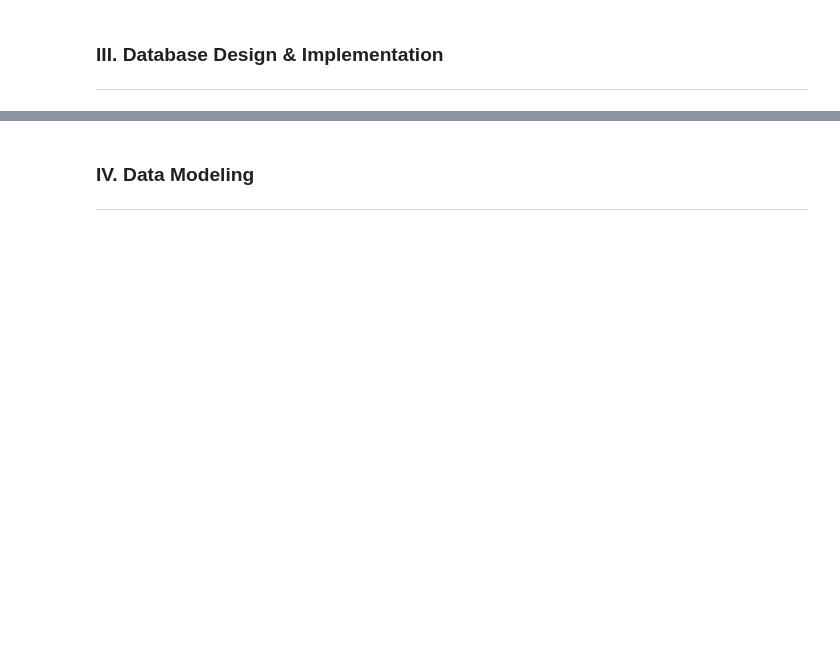
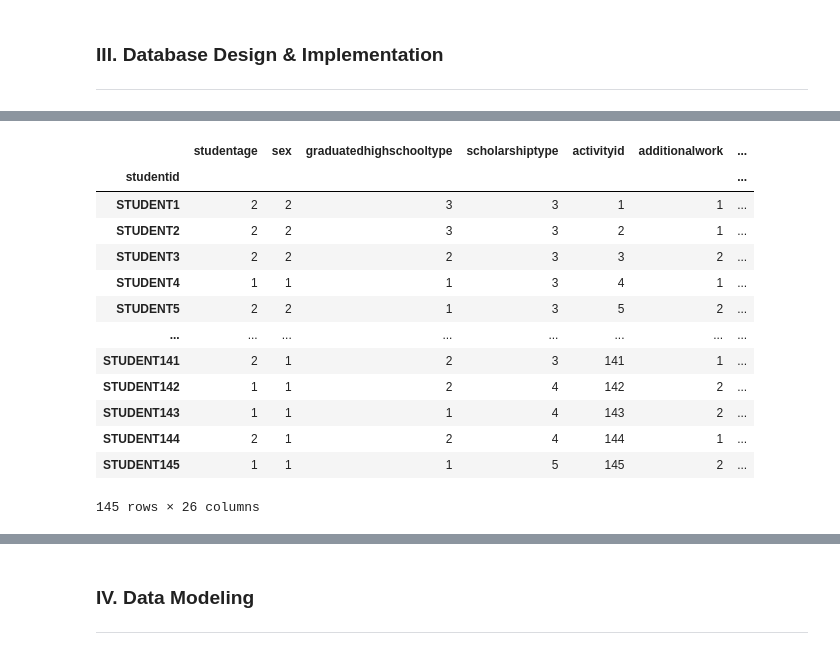
Before and after one commit to andreawcy/Project_4_Online-course-engagement-analysis, a Jupyter notebook: notebook_draft.ipynb, the cells around one changed output, grey strips where cells are left out. Cells and saved outputs as stored; diff of their text form; code cells hidden in the pictures; blank space fills up the shorter version.

```diff
--- a/notebook_draft.ipynb
+++ b/notebook_draft.ipynb
@@ -95,0 +209,17 @@ The following is the breakdown for each table, including some reasons for choosi
+# %%
+student_performance
+# %% [output]
+|  | studentage | sex | graduatedhighschooltype | scholarshiptype | activityid | additionalwork | ... |
+| studentid |  |  |  |  |  |  | ... |
+| STUDENT1 | 2 | 2 | 3 | 3 | 1 | 1 | ... |
+| STUDENT2 | 2 | 2 | 3 | 3 | 2 | 1 | ... |
+| STUDENT3 | 2 | 2 | 2 | 3 | 3 | 2 | ... |
+| STUDENT4 | 1 | 1 | 1 | 3 | 4 | 1 | ... |
+| STUDENT5 | 2 | 2 | 1 | 3 | 5 | 2 | ... |
+| ... | ... | ... | ... | ... | ... | ... | ... |
+| STUDENT141 | 2 | 1 | 2 | 3 | 141 | 1 | ... |
+| STUDENT142 | 1 | 1 | 2 | 4 | 142 | 2 | ... |
+| STUDENT143 | 1 | 1 | 1 | 4 | 143 | 2 | ... |
+| STUDENT144 | 2 | 1 | 2 | 4 | 144 | 1 | ... |
+| STUDENT145 | 1 | 1 | 1 | 5 | 145 | 2 | ... |
+145 rows × 26 columns
```
Also changed, not shown: parts of 37 cells of this notebook, 2 other files.
